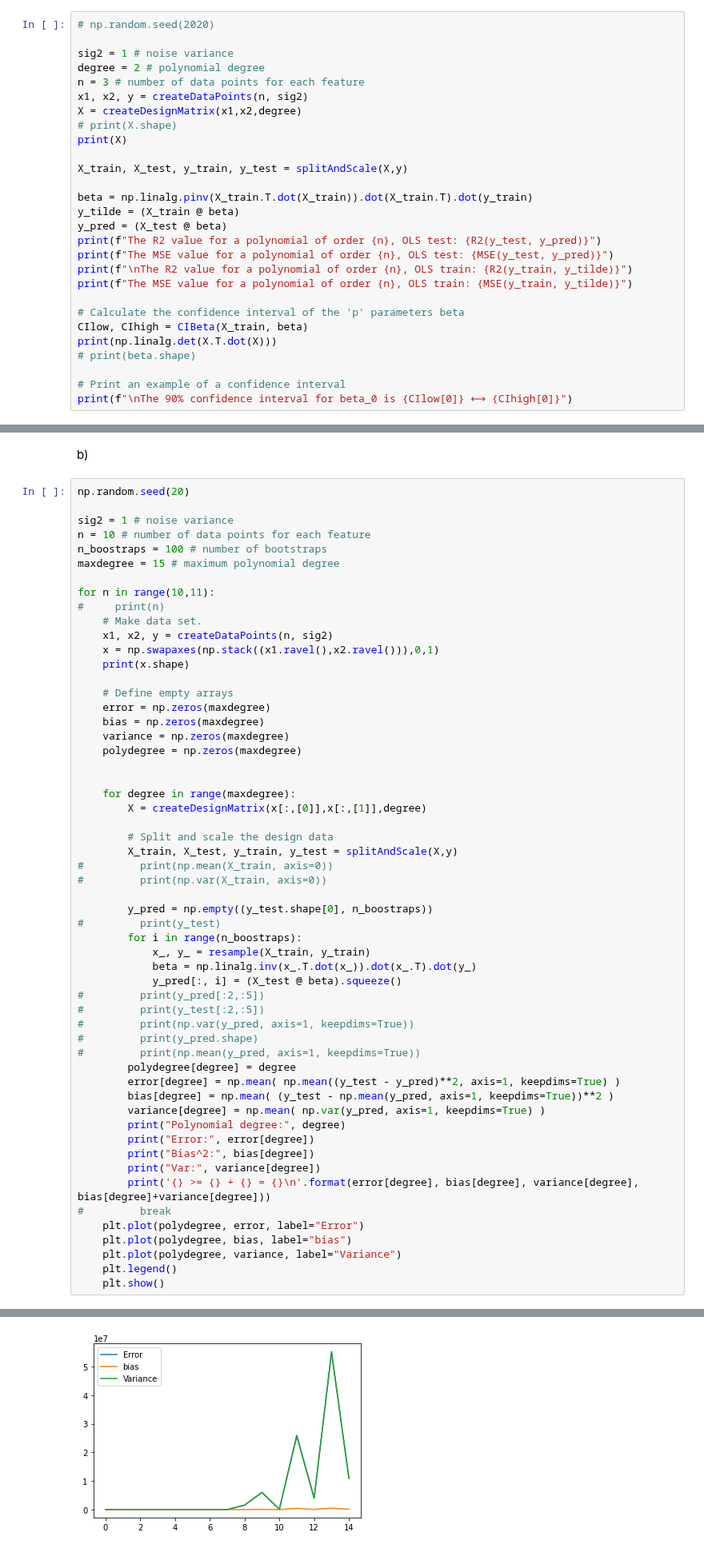
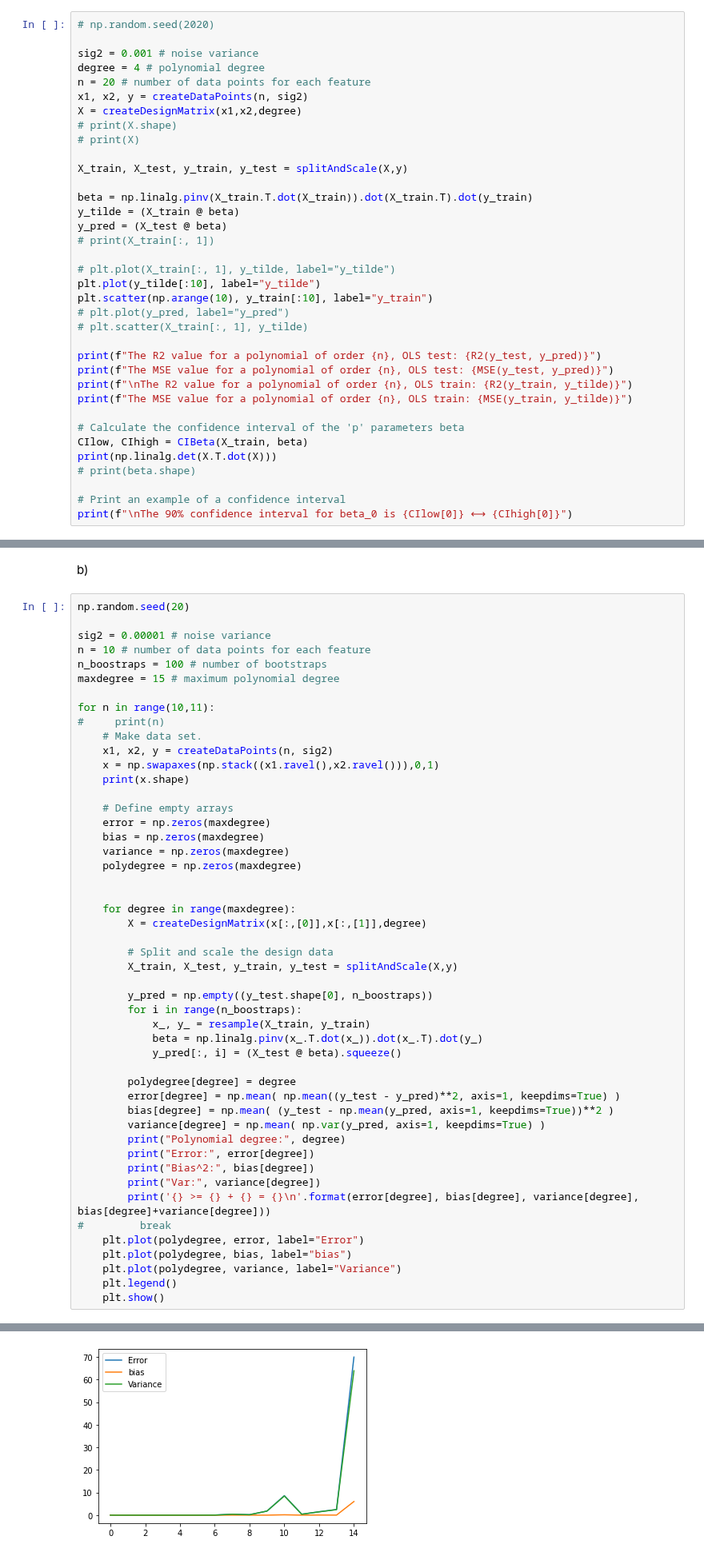
Before and after one commit to espentn/FYS-STK3155, a Jupyter notebook: FYS-STK3155.ipynb, the cells around one changed output, grey strips where cells are left out. Shown at 80% size. Cells and saved outputs as stored; diff of their text form.

Commit message:
Added a plot function to part a, and corrected the degree in the print statements

```diff
--- a/FYS-STK3155.ipynb
+++ b/FYS-STK3155.ipynb
@@ -181,19 +180,27 @@ a) OLS
 # %%
 # np.random.seed(2020)
 
-sig2 = 1 # noise variance
-degree = 2 # polynomial degree
-n = 3 # number of data points for each feature
+sig2 = 0.001 # noise variance
+degree = 4 # polynomial degree
+n = 20 # number of data points for each feature
 x1, x2, y = createDataPoints(n, sig2)
 X = createDesignMatrix(x1,x2,degree)
 # print(X.shape)
-print(X)
+# print(X)
 
 X_train, X_test, y_train, y_test = splitAndScale(X,y)
 
 beta = np.linalg.pinv(X_train.T.dot(X_train)).dot(X_train.T).dot(y_train)
 y_tilde = (X_train @ beta)
 y_pred = (X_test @ beta)
+# print(X_train[:, 1])
+
+# plt.plot(X_train[:, 1], y_tilde, label="y_tilde")
+plt.plot(y_tilde[:10], label="y_tilde")
+plt.scatter(np.arange(10), y_train[:10], label="y_train")
+# plt.plot(y_pred, label="y_pred")
+# plt.scatter(X_train[:, 1], y_tilde)
+
 print(f"The R2 value for a polynomial of order {n}, OLS test: {R2(y_test, y_pred)}")
 print(f"The MSE value for a polynomial of order {n}, OLS test: {MSE(y_test, y_pred)}")
 print(f"\nThe R2 value for a polynomial of order {n}, OLS train: {R2(y_train, y_tilde)}")
@@ -229,7 +228,7 @@ b)
 # %%
 np.random.seed(20)
 
-sig2 = 1 # noise variance
+sig2 = 0.00001 # noise variance
 n = 10 # number of data points for each feature
 n_boostraps = 100 # number of bootstraps
 maxdegree = 15 # maximum polynomial degree
@@ -253,20 +252,13 @@ for n in range(10,11):
 
         # Split and scale the design data
         X_train, X_test, y_train, y_test = splitAndScale(X,y)
-#         print(np.mean(X_train, axis=0))
-#         print(np.var(X_train, axis=0))
 
         y_pred = np.empty((y_test.shape[0], n_boostraps))
-#         print(y_test)
         for i in range(n_boostraps):
             x_, y_ = resample(X_train, y_train)
-            beta = np.linalg.inv(x_.T.dot(x_)).dot(x_.T).dot(y_)
+            beta = np.linalg.pinv(x_.T.dot(x_)).dot(x_.T).dot(y_)
             y_pred[:, i] = (X_test @ beta).squeeze()
-#         print(y_pred[:2,:5])
-#         print(y_test[:2,:5])
-#         print(np.var(y_pred, axis=1, keepdims=True))
-#         print(y_pred.shape)
-#         print(np.mean(y_pred, axis=1, keepdims=True))
+
         polydegree[degree] = degree
         error[degree] = np.mean( np.mean((y_test - y_pred)**2, axis=1, keepdims=True) )
         bias[degree] = np.mean( (y_test - np.mean(y_pred, axis=1, keepdims=True))**2 )
@@ -303,4 +295,4 @@ Var: 10902615.785588115
-[figure, old version]
+[figure, new version]
 # %% [markdown]
 c)
 # %%
```
Also changed, not shown: parts of 4 cells of this notebook.
